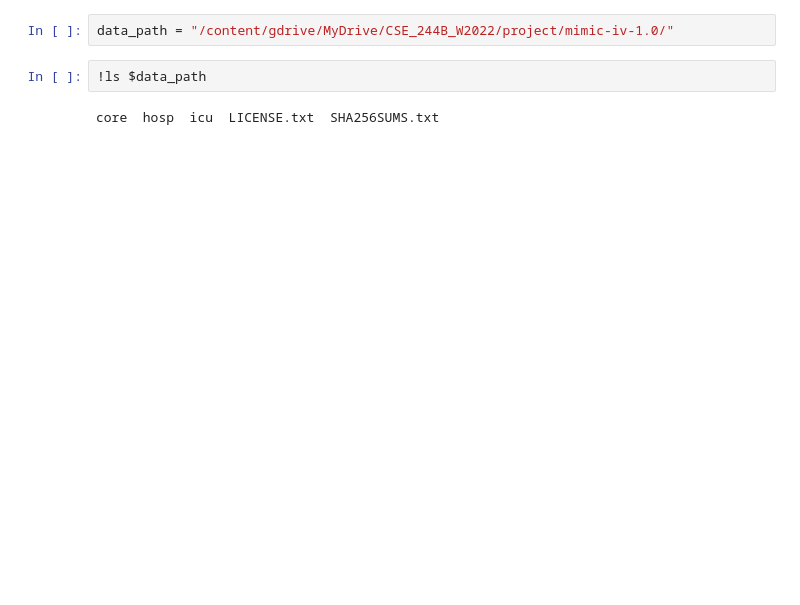
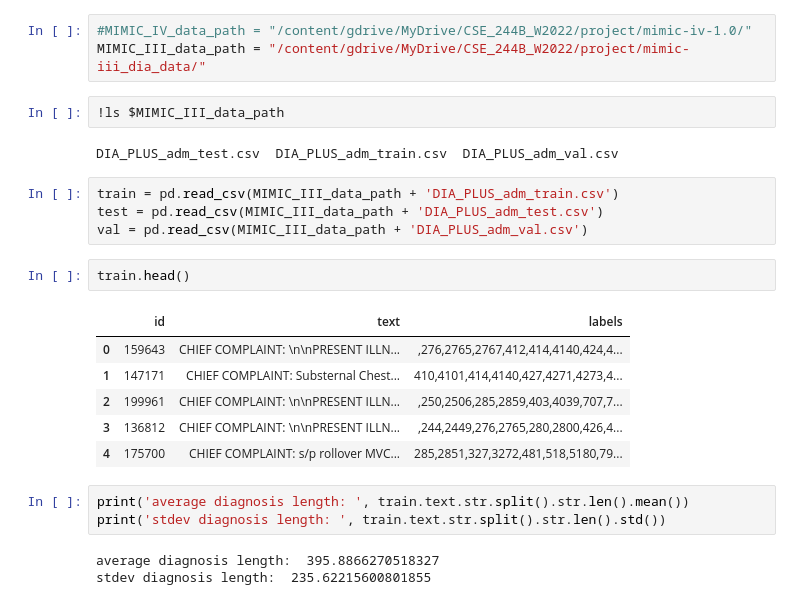
Before and after one commit to RobSeSa/MIMIC-IV_project, a Jupyter notebook: CSE_244B_Project_Medical_Code_Prediction_MIMIC_IV.ipynb, the cells around one changed output. Drawn from its saved outputs; the diff is of its cells as text; blank space fills up the shorter version.

```diff
--- a/CSE_244B_Project_Medical_Code_Prediction_MIMIC_IV.ipynb
+++ b/CSE_244B_Project_Medical_Code_Prediction_MIMIC_IV.ipynb
@@ -35,6 +93,26 @@ Mounted at /content/gdrive
 # %%
-data_path = "/content/gdrive/MyDrive/CSE_244B_W2022/project/mimic-iv-1.0/"
+#MIMIC_IV_data_path = "/content/gdrive/MyDrive/CSE_244B_W2022/project/mimic-iv-1.0/"
+MIMIC_III_data_path = "/content/gdrive/MyDrive/CSE_244B_W2022/project/mimic-iii_dia_data/"
 # %%
-!ls $data_path
+!ls $MIMIC_III_data_path
 # %% [output]
-core  hosp  icu  LICENSE.txt  SHA256SUMS.txt
+DIA_PLUS_adm_test.csv  DIA_PLUS_adm_train.csv  DIA_PLUS_adm_val.csv
+# %%
+train = pd.read_csv(MIMIC_III_data_path + 'DIA_PLUS_adm_train.csv')
+test = pd.read_csv(MIMIC_III_data_path + 'DIA_PLUS_adm_test.csv')
+val = pd.read_csv(MIMIC_III_data_path + 'DIA_PLUS_adm_val.csv')
+# %%
+train.head()
+# %% [output]
+|  | id | text | labels |
+| 0 | 159643 | CHIEF COMPLAINT: \n\nPRESENT ILLN... | ,276,2765,2767,412,414,4140,424,4... |
+| 1 | 147171 | CHIEF COMPLAINT: Substernal Chest... | 410,4101,414,4140,427,4271,4273,4... |
+| 2 | 199961 | CHIEF COMPLAINT: \n\nPRESENT ILLN... | ,250,2506,285,2859,403,4039,707,7... |
+| 3 | 136812 | CHIEF COMPLAINT: \n\nPRESENT ILLN... | ,244,2449,276,2765,280,2800,426,4... |
+| 4 | 175700 | CHIEF COMPLAINT: s/p rollover MVC... | 285,2851,327,3272,481,518,5180,79... |
+# %%
+print('average diagnosis length: ', train.text.str.split().str.len().mean())
+print('stdev diagnosis length: ', train.text.str.split().str.len().std())
+# %% [output]
+average diagnosis length:  395.8866270518327
+stdev diagnosis length:  235.62215600801855
```
Also changed, not shown: parts of 65 cells of this notebook.
